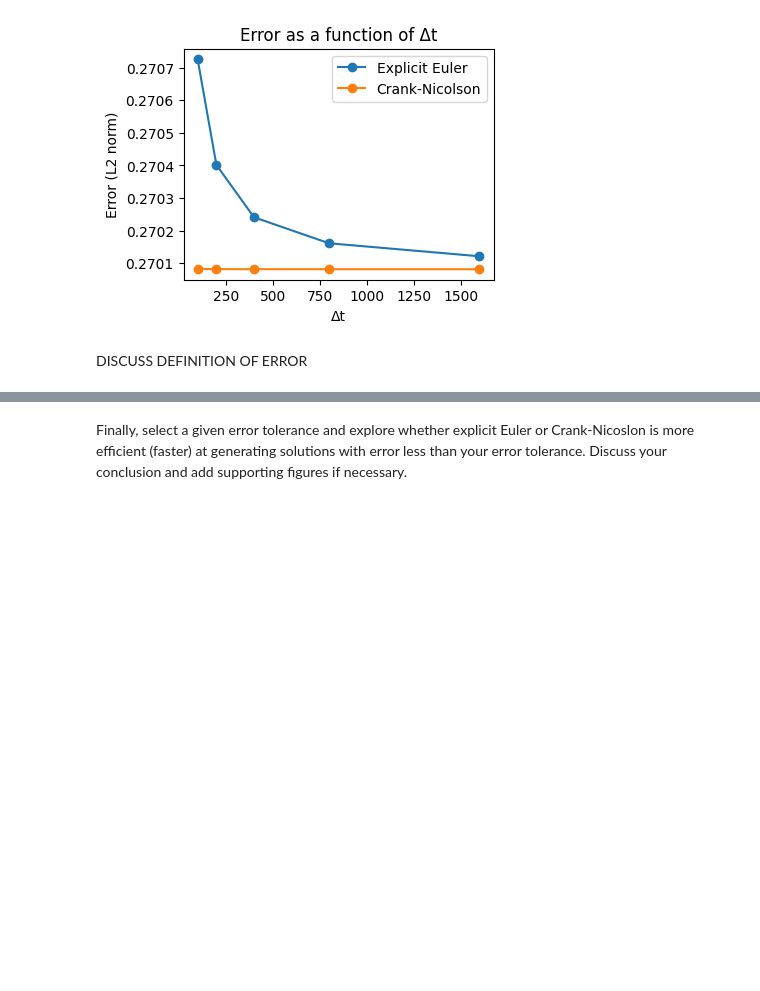
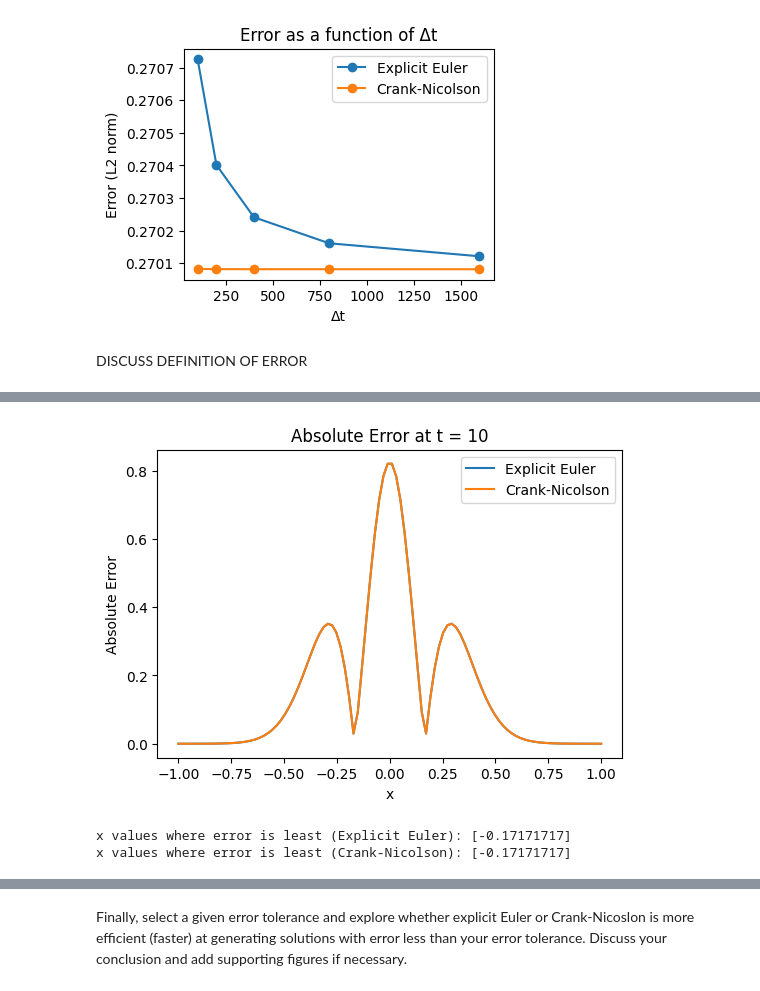
Before and after one commit to ApoorvaAladalli/QCES, a Jupyter notebook: Project1_numerical_methods.ipynb, the cells around one changed output, grey strips where cells are left out. Saved outputs shown, nothing was run; the diff lists cells and outputs as text; code cells hidden in the pictures; blank space fills up the shorter version.

```diff
--- a/Project1_numerical_methods.ipynb
+++ b/Project1_numerical_methods.ipynb
@@ -489,0 +496,59 @@ DISCUSS DEFINITION OF ERROR
+# %%
+# Add code to plot error here
+# Absolute error
+# Defining parameters
+kappa = 0.001  # diffusivity
+t_end = 10  # final time
+Nx = 100  # number of grid points in x
+Nt = 1000  # number of time steps
+
+# Size of the physical domain
+x_start = -1
+x_end = 1
+
+# Create x and t vectors
+x = np.linspace(x_start, x_end, Nx)
+t = np.linspace(0, t_end, Nt)
+
+# Run the simulations
+c_EE = EE(x, t, kappa)
+c_CN = CN(x, t, kappa)
+
+def exact_solution(x, t, kappa):
+    return (4 * np.pi * kappa * t)**(-0.5) * np.exp(-x**2 / (4 * kappa * t))
+
+c_exact = exact_solution(x, t_end, kappa)
+
+# Calculate the exact solution at the final time
+c_exact = exact_solution(x, t_end, kappa)
+
+# Calculate absolute error at each x for t=10
+absolute_error_EE = np.abs(c_EE[:, -1] - c_exact)  # For Explicit Euler
+absolute_error_CN = np.abs(c_CN[:, -1] - c_exact)  # For Crank-Nicolson
+
+# Plot the absolute errors
+plt.figure(figsize=(6, 4))
+plt.plot(x, absolute_error_EE, label='Explicit Euler')
+plt.plot(x, absolute_error_CN, label='Crank-Nicolson')
+plt.xlabel('x')
+plt.ylabel('Absolute Error')
+plt.title('Absolute Error at t = 10')
+plt.legend()
+plt.show()
+
+# Define the range of x values to consider
+x_range = x[(x >= -0.25) & (x <= 0.25)]
+
+# Find the indices of the minimum error within the range (for either method)
+min_error_indices_EE = np.where(absolute_error_EE[(x >= -0.25) & (x <= 0.25)] == np.min(absolute_error_EE[(x >= -0.25) & (x <= 0.25)]))[0]
+min_error_indices_CN = np.where(absolute_error_CN[(x >= -0.25) & (x <= 0.25)] == np.min(absolute_error_CN[(x >= -0.25) & (x <= 0.25)]))[0]
+
+
+# Get the corresponding x values where the error is least
+x_min_error_EE = x_range[min_error_indices_EE]
+x_min_error_CN = x_range[min_error_indices_CN]
+
+# Print the x values
+print("x values where error is least (Explicit Euler):", x_min_error_EE)
+print("x values where error is least (Crank-Nicolson):", x_min_error_CN)
+# %% [output]
@@ -489,0 +557,3 @@ DISCUSS DEFINITION OF ERROR
+[figure, added]
+x values where error is least (Explicit Euler): [-0.17171717]
+x values where error is least (Crank-Nicolson): [-0.17171717]
```
Also changed, not shown: parts of 15 cells of this notebook.
